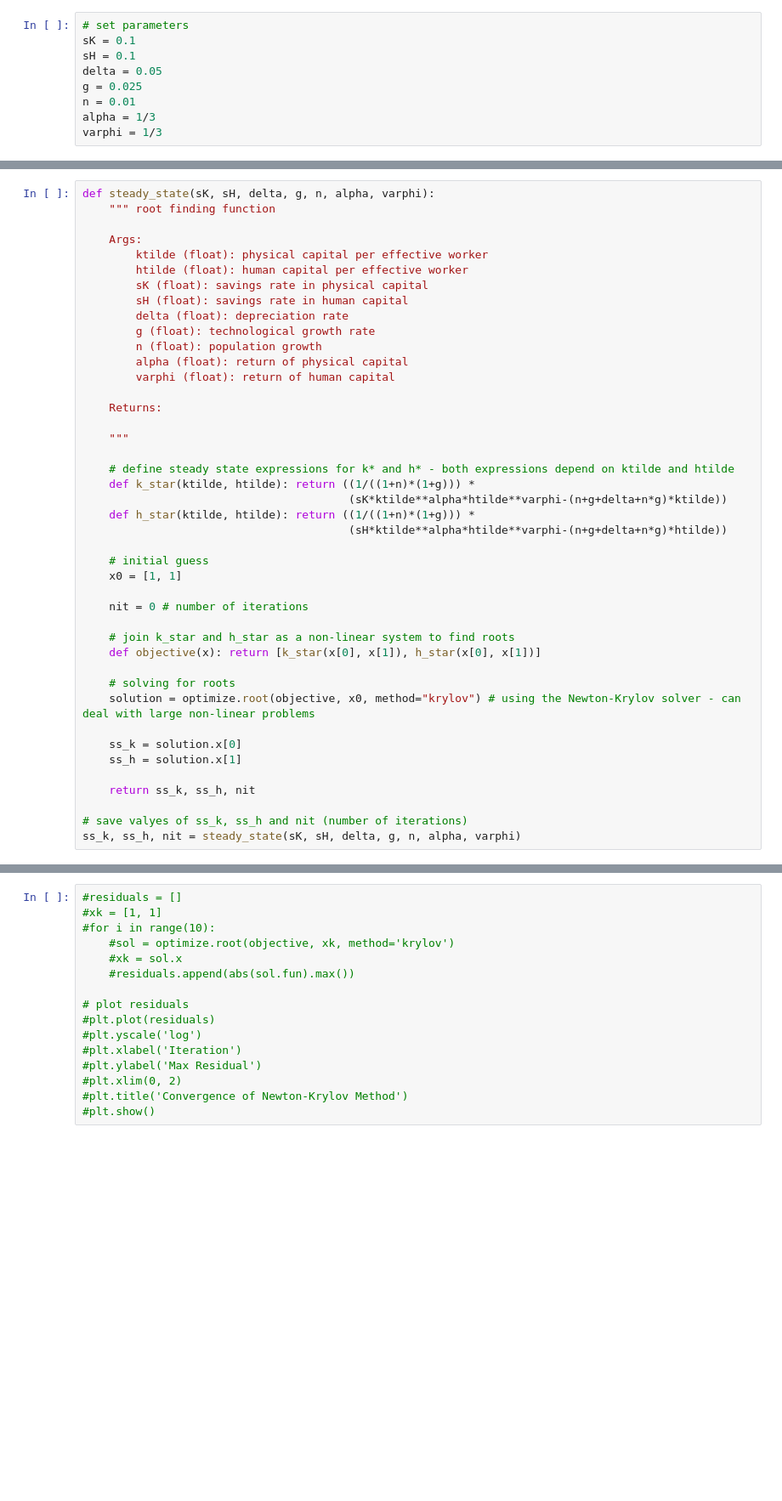
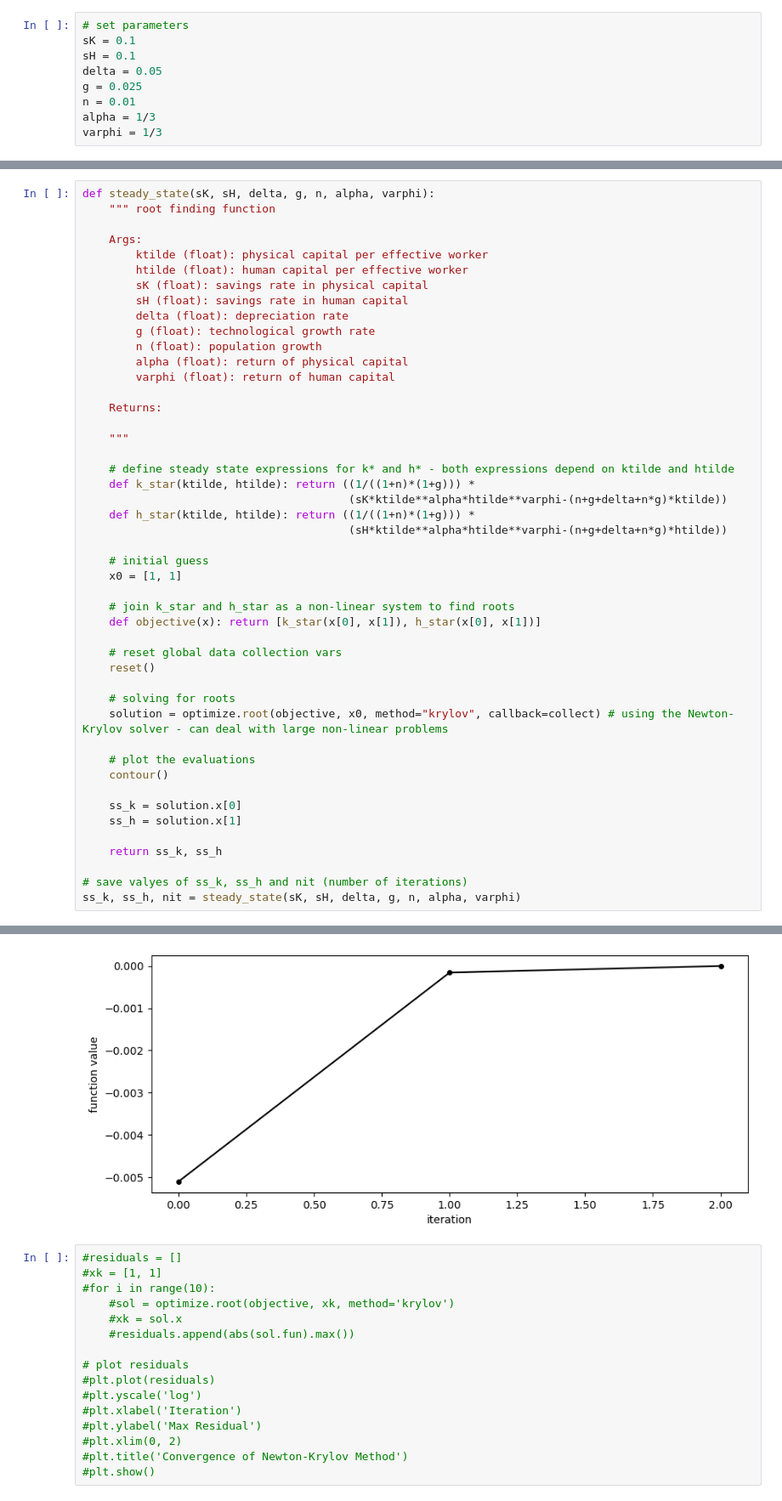
Before and after one commit to NumEconCopenhagen/projects-2023-helene-and-cecilie-class-3, a Jupyter notebook: modelproject/modelproject.ipynb, the cells around one changed output, grey strips where cells are left out. Shown at 85% size. Cells and saved outputs as stored; diff of their text form; blank space fills up the shorter version.

```diff
--- a/modelproject/modelproject.ipynb
+++ b/modelproject/modelproject.ipynb
@@ -203,18 +234,23 @@ def steady_state(sK, sH, delta, g, n, alpha, varphi):
     # initial guess
     x0 = [1, 1]
 
-    nit = 0 # number of iterations
-
     # join k_star and h_star as a non-linear system to find roots
     def objective(x): return [k_star(x[0], x[1]), h_star(x[0], x[1])]
 
+    # reset global data collection vars
+    reset()
+
     # solving for roots
-    solution = optimize.root(objective, x0, method="krylov") # using the Newton-Krylov solver - can deal with large non-linear problems
+    solution = optimize.root(objective, x0, method="krylov", callback=collect) # using the Newton-Krylov solver - can deal with large non-linear problems
+
+    # plot the evaluations
+    contour()
 
     ss_k = solution.x[0]
     ss_h = solution.x[1]
 
-    return ss_k, ss_h, nit
+    return ss_k, ss_h
 
 # save valyes of ss_k, ss_h and nit (number of iterations)
 ss_k, ss_h, nit = steady_state(sK, sH, delta, g, n, alpha, varphi)
+# %% [output]
@@ -221,3 +261,4 @@ ss_k, ss_h, nit = steady_state(sK, sH, delta, g, n, alpha, varphi)
+[figure, added]
 # %%
 #residuals = []
 #xk = [1, 1]
```
Also changed, not shown: parts of 5 cells of this notebook.
